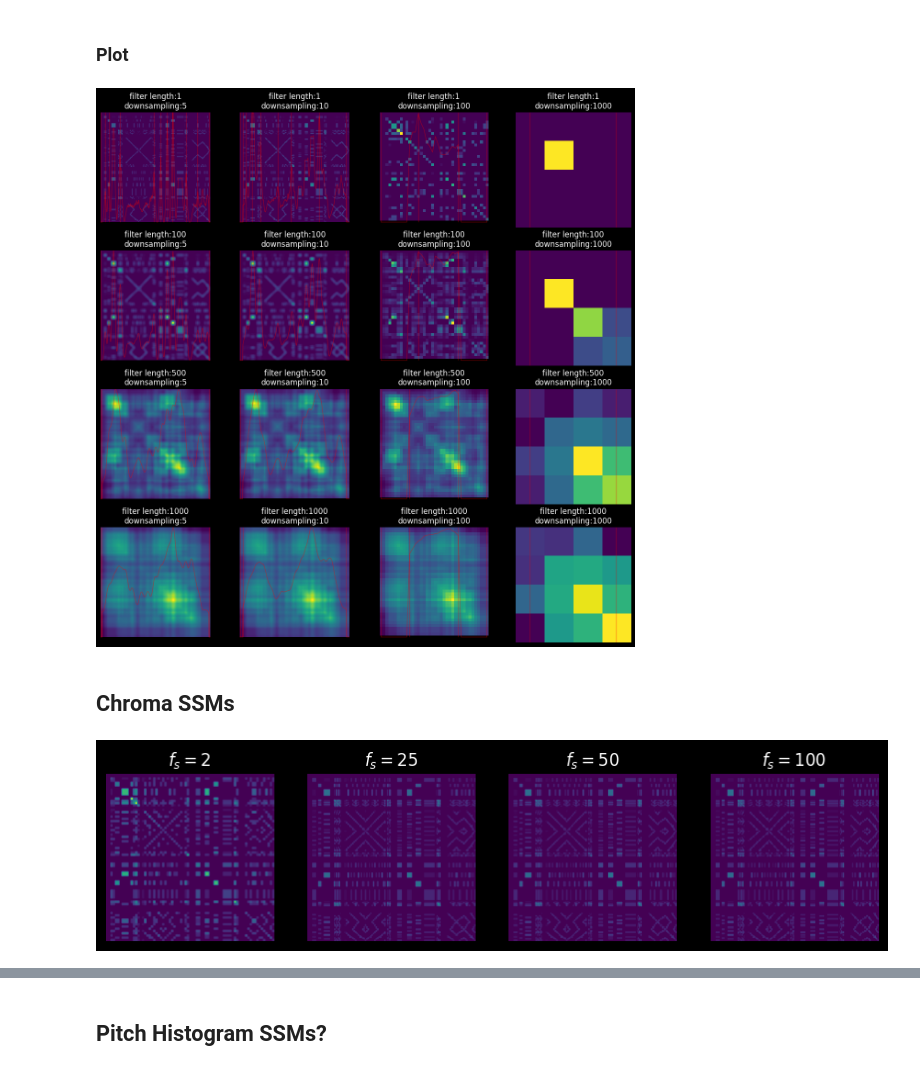
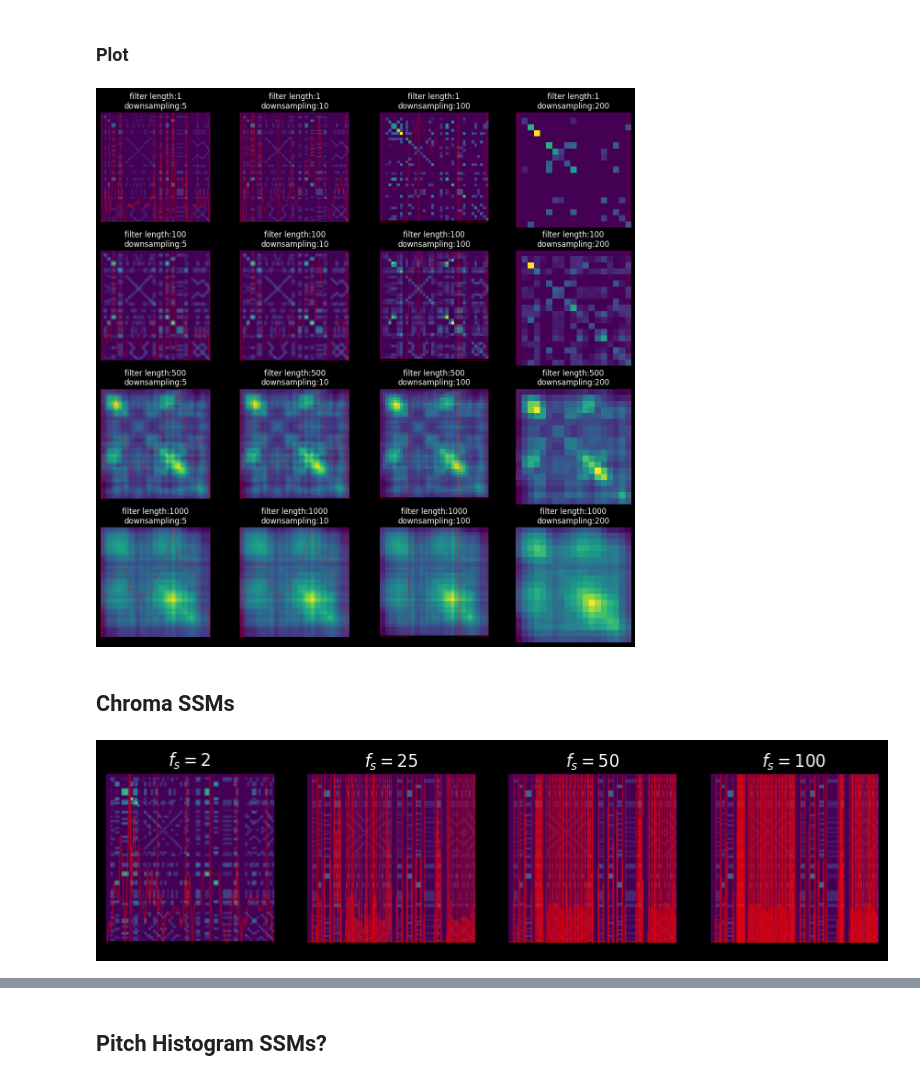
Before and after one commit to finlaymiller/midi_segmentation, a Jupyter notebook: ssm_midi.ipynb, the cells around one changed output, grey strips where cells are left out. Saved outputs shown, nothing was run; the diff lists cells and outputs as text; code cells hidden in the pictures.

Commit message:
working on midi chroma

```diff
--- a/ssm_midi.ipynb
+++ b/ssm_midi.ipynb
@@ -41,7 +41,7 @@ plt.show()
 import ssm_utils
 
 filter_lens = [1, 100, 500, 1000]
-downsamples = [5, 10, 100, 1000]
+downsamples = [5, 10, 100, 200]
 ssms = []
 novs = []
 bnds = []
@@ -125,34 +123,37 @@ for i, row in enumerate(axs):
 
 plt.show()
 # %% [output]
-[figure, old version]
+[figure, new version]
 # %% [markdown]
 ## Chroma SSMs
 # %%
 fss = [2, 25, 50, 100]
 fig, axs = plt.subplots(1, len(fss), figsize=(10, 16))
 
 for i, fs in enumerate(fss):
-    # get chromagram
     chrom = midi_data.get_chroma(fs)
     ssm_chrom = np.dot(np.transpose(chrom), chrom)
-
-    # get novelty curve
     novelty_curve = ssm_utils.compute_novelty_ssm(ssm_chrom, L=1, exclude=True)
+    boundary = ssm_utils.get_boundaries(
+        novelty_curve, np.array(range(0, chrom.shape[1]))
+    )
 
     # plot
     axs[i].imshow(ssm_chrom / ssm_chrom.max())
+    axs[i].vlines(
+        boundary[1], axs[i].dataLim.y0, axs[i].dataLim.y1, "r", linewidth=1, alpha=0.4
+    )
     axs[i].plot(
         (1 - novelty_curve / novelty_curve.max()) * ssm_chrom.shape[0],
         "r",
         linewidth=1,
         alpha=0.4,
     )
     axs[i].set_title(rf"$f_s={fs}$")
     axs[i].axis("off")
 
 # plt.imshow(ssm_chrom)
 # plt.axis("off")
 plt.show()
 # %% [output]
-[figure, old version]
+[figure, new version]
```
Also changed, not shown: parts of 3 cells of this notebook, 4 other files.
